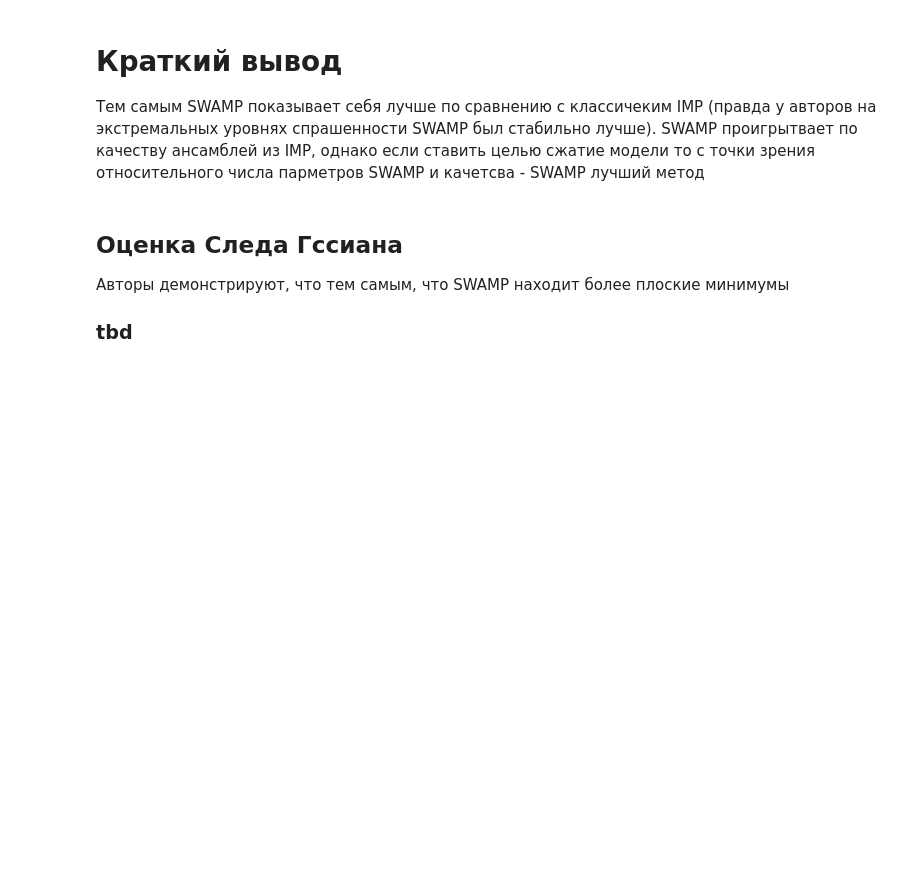
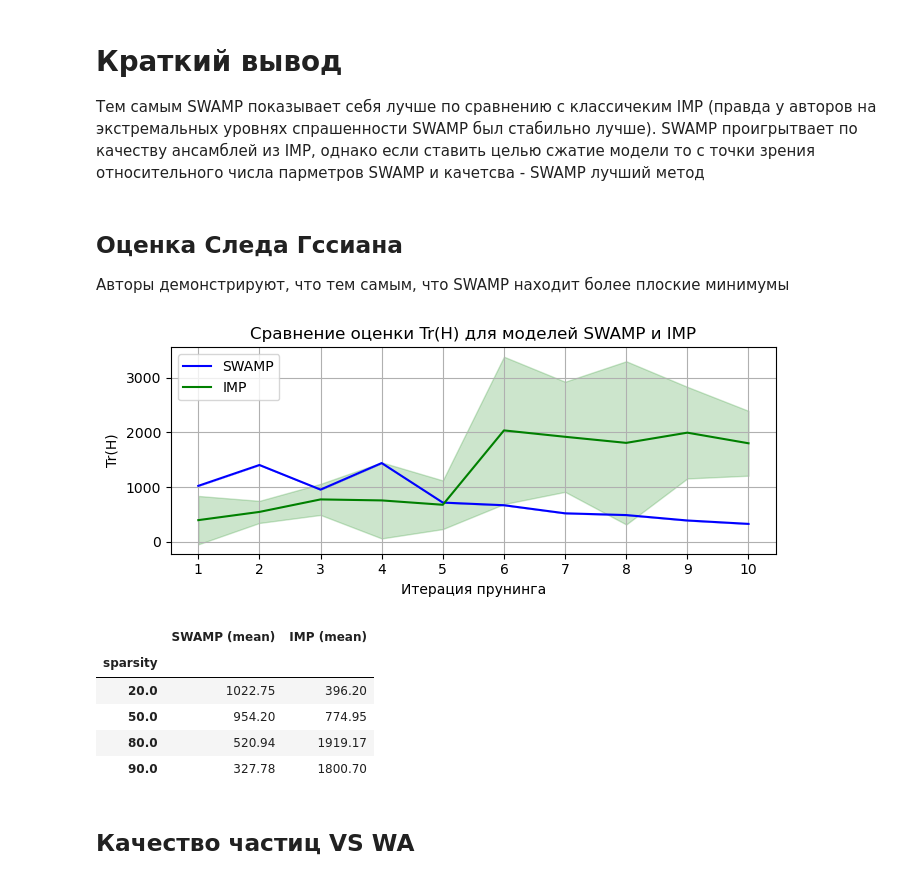
Before and after one commit to OllaAmigos/swamp-iterative-pruning, a Jupyter notebook: swamp_project.ipynb, the cells around one changed output. Drawn from its saved outputs; the diff is of its cells as text; code cells hidden in the pictures; blank space fills up the shorter version.

```diff
--- a/swamp_project.ipynb
+++ b/swamp_project.ipynb
@@ -904,5 +911,77 @@ err_data.iloc[1::2]
 ## Оценка Следа Гссиана
 
 Авторы демонстрируют, что тем самым, что SWAMP находит более плоские минимумы
-
-### tbd
+# %%
+with open("hessian_trace_swamp.json", "r") as f:
+    hessian_trace_swamp = json.load(f)
+
+with open("hessian_trace_imp1.json", "r") as f:
+    hessian_trace_imp1 = json.load(f)
+
+def compute_stats(trace_dict):
+    stats_dict = {
+        "iteration": [],
+        "mean": [],
+        "ci_lower": [],
+        "ci_upper": [],
+    }
+    for iter_num, values in trace_dict.items():
+        values = np.array(values)
+        mean = values.mean()
+        stderr = stats.sem(values)
+        if len(values) > 1:
+            ci = stats.t.interval(0.95, len(values)-1, loc=mean, scale=stderr)
+        else:
+            ci = (mean, mean)
+        stats_dict["iteration"].append(iter_num)
+        stats_dict["mean"].append(mean)
+        stats_dict["ci_lower"].append(ci[0])
+        stats_dict["ci_upper"].append(ci[1])
+    return pd.DataFrame(stats_dict)
+
+df_swamp = compute_stats(hessian_trace_swamp)
+df_imp = compute_stats(hessian_trace_imp1)
+
+plt.figure(figsize=(7, 3))
+
+# SWAMP
+plt.plot(df_swamp["iteration"], df_swamp["mean"], label="SWAMP", color="blue")
+plt.fill_between(df_swamp["iteration"], df_swamp["ci_lower"], df_swamp["ci_upper"], alpha=0.2, color="blue")
+
+# IMP
+plt.plot(df_imp["iteration"], df_imp["mean"], label="IMP", color="green")
+plt.fill_between(df_imp["iteration"], df_imp["ci_lower"], df_imp["ci_upper"], alpha=0.2, color="green")
+
+plt.xlabel("Итерация прунинга")
+plt.ylabel("Tr(H)")
+plt.title("Сравнение оценки Tr(H) для моделей SWAMP и IMP")
+plt.legend()
+plt.grid(True)
+plt.tight_layout()
+plt.show()
+
+index_sparse_lvl = [20.0, 36.0, 50.0, 60.0, 67.2, 73.8, 80.0, 83.2, 86.6, 90.0]
+
+df_swamp["sparsity"] = index_sparse_lvl
+df_imp["sparsity"] = index_sparse_lvl
+
+df_swamp.set_index("sparsity", inplace=True)
+df_imp.set_index("sparsity", inplace=True)
+
+_levels = [20.0, 50.0, 80.0, 90.0]
+summary_hess = pd.DataFrame({
+    "SWAMP (mean)": df_swamp.loc[_levels, "mean"],
+    "IMP (mean)": df_imp.loc[_levels, "mean"]
+})
+
+summary_hess.round(2)
+# %% [output]
+[figure, added]
+|  | SWAMP (mean) | IMP (mean) |
+| sparsity |  |  |
+| 20.0 | 1022.75 | 396.20 |
+| 50.0 | 954.20 | 774.95 |
+| 80.0 | 520.94 | 1919.17 |
+| 90.0 | 327.78 | 1800.70 |
+# %% [markdown]
+## Качество частиц VS WA
```
Also changed, not shown: parts of 6 cells of this notebook.
